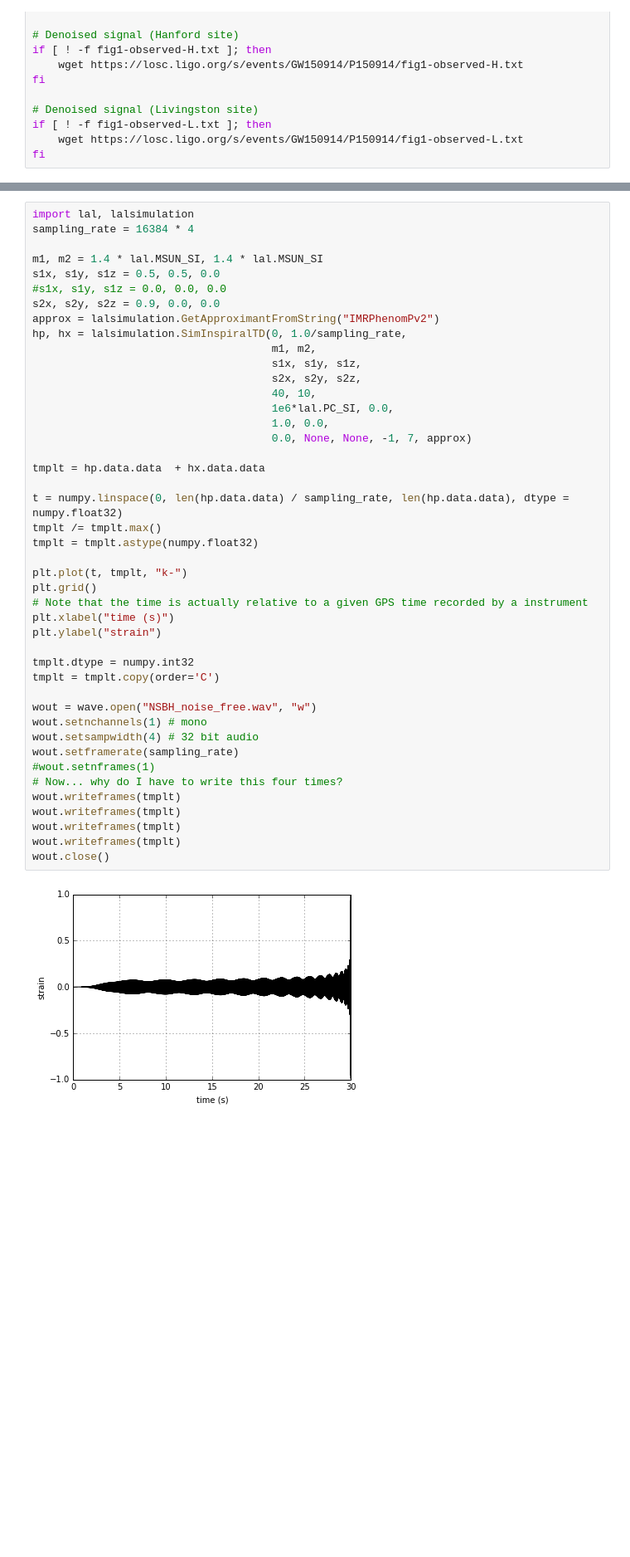
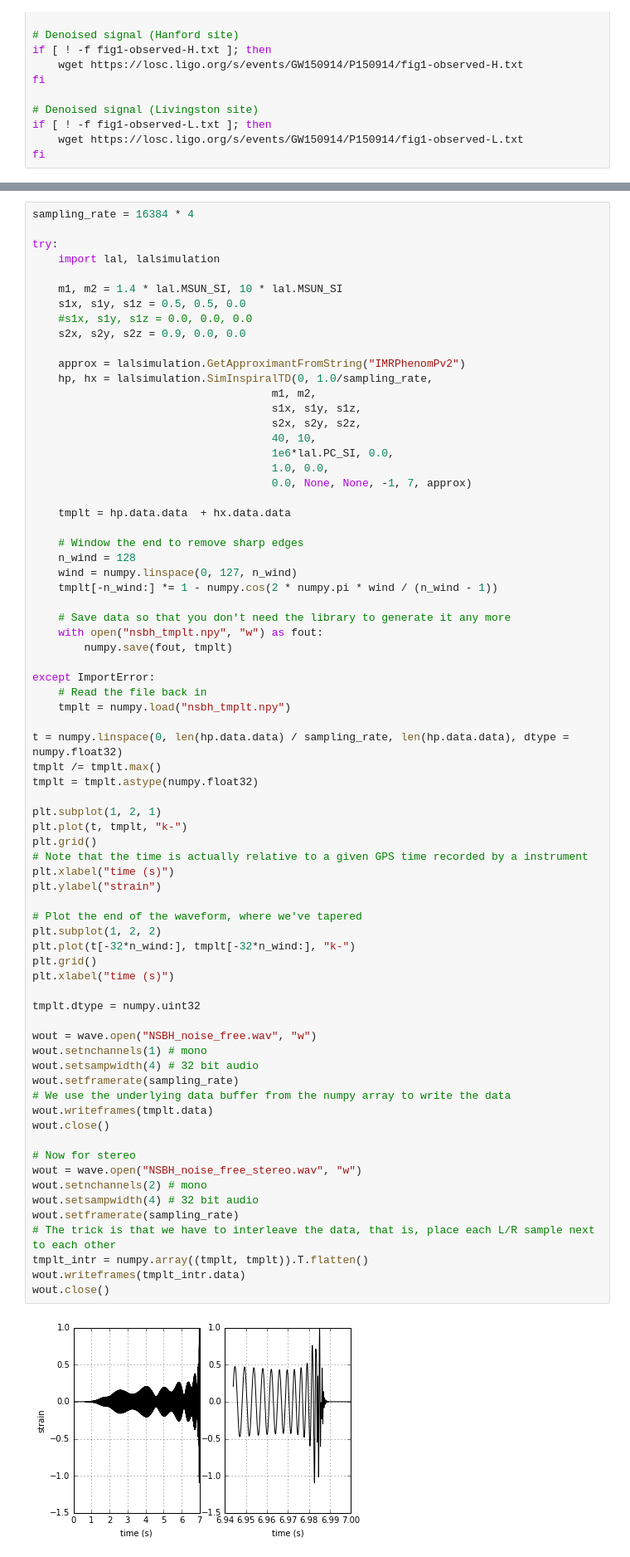
Before and after one commit to cpankow/lacc_da_tutorials, a Jupyter notebook: GW15094_sounds.ipynb, the cells around one changed output, grey strips where cells are left out. Shown: that part at 83% size. Saved outputs shown, nothing was run; the diff lists cells and outputs as text; blank space fills up the shorter version.

```diff
--- a/GW15094_sounds.ipynb
+++ b/GW15094_sounds.ipynb
@@ -57,49 +58,77 @@ sys     0m0.027s
 # %%
-import lal, lalsimulation
 sampling_rate = 16384 * 4
 
-m1, m2 = 1.4 * lal.MSUN_SI, 1.4 * lal.MSUN_SI
-s1x, s1y, s1z = 0.5, 0.5, 0.0
-#s1x, s1y, s1z = 0.0, 0.0, 0.0
-s2x, s2y, s2z = 0.9, 0.0, 0.0
-approx = lalsimulation.GetApproximantFromString("IMRPhenomPv2")
-hp, hx = lalsimulation.SimInspiralTD(0, 1.0/sampling_rate,
+try:
+    import lal, lalsimulation
+
+    m1, m2 = 1.4 * lal.MSUN_SI, 10 * lal.MSUN_SI
+    s1x, s1y, s1z = 0.5, 0.5, 0.0
+    #s1x, s1y, s1z = 0.0, 0.0, 0.0
+    s2x, s2y, s2z = 0.9, 0.0, 0.0
+
+    approx = lalsimulation.GetApproximantFromString("IMRPhenomPv2")
+    hp, hx = lalsimulation.SimInspiralTD(0, 1.0/sampling_rate,
                                      m1, m2,
                                      s1x, s1y, s1z,
                                      s2x, s2y, s2z,
                                      40, 10,
                                      1e6*lal.PC_SI, 0.0,
                                      1.0, 0.0,
                                      0.0, None, None, -1, 7, approx)
 
-tmplt = hp.data.data  + hx.data.data
+    tmplt = hp.data.data  + hx.data.data
+
+    # Window the end to remove sharp edges
+    n_wind = 128
+    wind = numpy.linspace(0, 127, n_wind)
+    tmplt[-n_wind:] *= 1 - numpy.cos(2 * numpy.pi * wind / (n_wind - 1))
+
+    # Save data so that you don't need the library to generate it any more
+    with open("nsbh_tmplt.npy", "w") as fout:
+        numpy.save(fout, tmplt)
+
+except ImportError:
+    # Read the file back in
+    tmplt = numpy.load("nsbh_tmplt.npy")
 
 t = numpy.linspace(0, len(hp.data.data) / sampling_rate, len(hp.data.data), dtype = numpy.float32)
 tmplt /= tmplt.max()
 tmplt = tmplt.astype(numpy.float32)
 
+plt.subplot(1, 2, 1)
 plt.plot(t, tmplt, "k-")
 plt.grid()
 # Note that the time is actually relative to a given GPS time recorded by a instrument
 plt.xlabel("time (s)")
 plt.ylabel("strain")
 
-tmplt.dtype = numpy.int32
-tmplt = tmplt.copy(order='C')
+# Plot the end of the waveform, where we've tapered
+plt.subplot(1, 2, 2)
+plt.plot(t[-32*n_wind:], tmplt[-32*n_wind:], "k-")
+plt.grid()
+plt.xlabel("time (s)")
+
+tmplt.dtype = numpy.uint32
 
 wout = wave.open("NSBH_noise_free.wav", "w")
 wout.setnchannels(1) # mono
 wout.setsampwidth(4) # 32 bit audio
 wout.setframerate(sampling_rate)
-#wout.setnframes(1)
-# Now... why do I have to write this four times?
-wout.writeframes(tmplt)
-wout.writeframes(tmplt)
-wout.writeframes(tmplt)
-wout.writeframes(tmplt)
+# We use the underlying data buffer from the numpy array to write the data
+wout.writeframes(tmplt.data)
 wout.close()
+
+# Now for stereo
+wout = wave.open("NSBH_noise_free_stereo.wav", "w")
+wout.setnchannels(2) # mono
+wout.setsampwidth(4) # 32 bit audio
+wout.setframerate(sampling_rate)
+# The trick is that we have to interleave the data, that is, place each L/R sample next to each other
+tmplt_intr = numpy.array((tmplt, tmplt)).T.flatten()
+wout.writeframes(tmplt_intr.data)
+wout.close()
 # %% [output]
-[figure, old version]
+[figure, new version]
 # %%
 %%bash
 # OS X only
```
Also changed, not shown: parts of 17 cells of this notebook.
